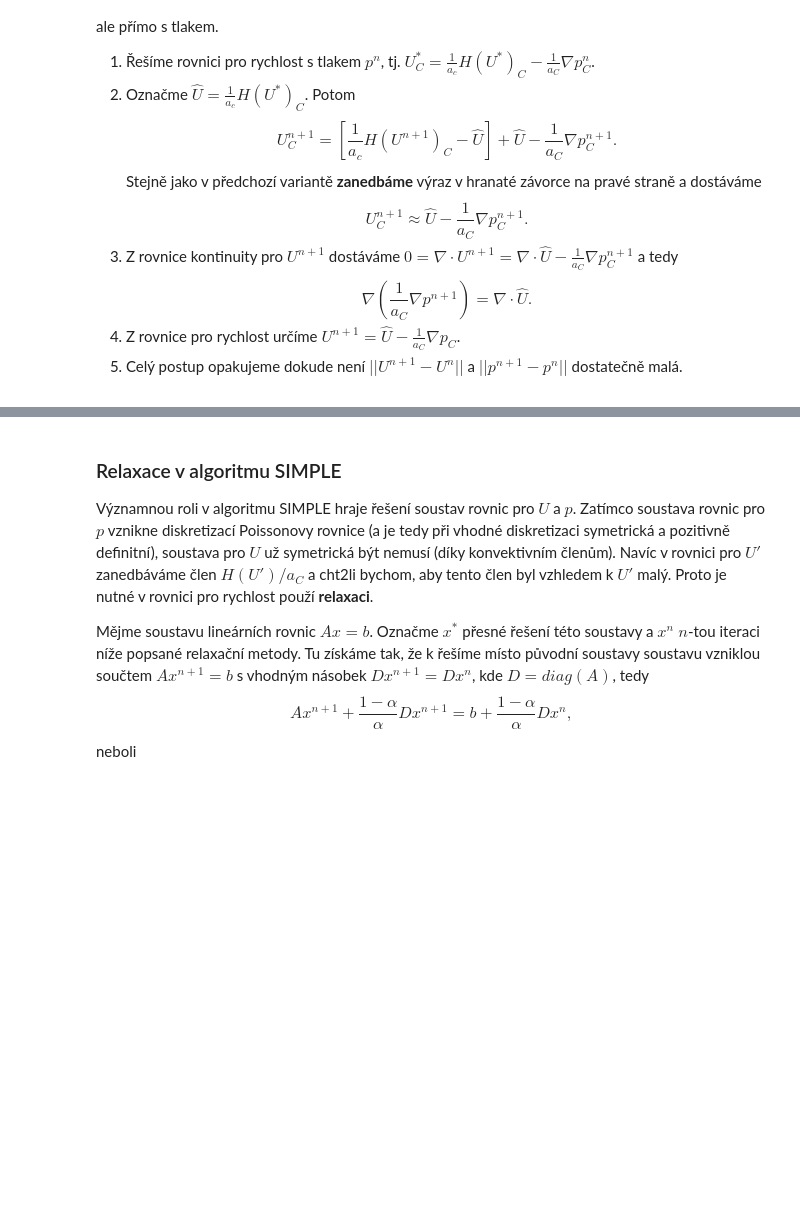
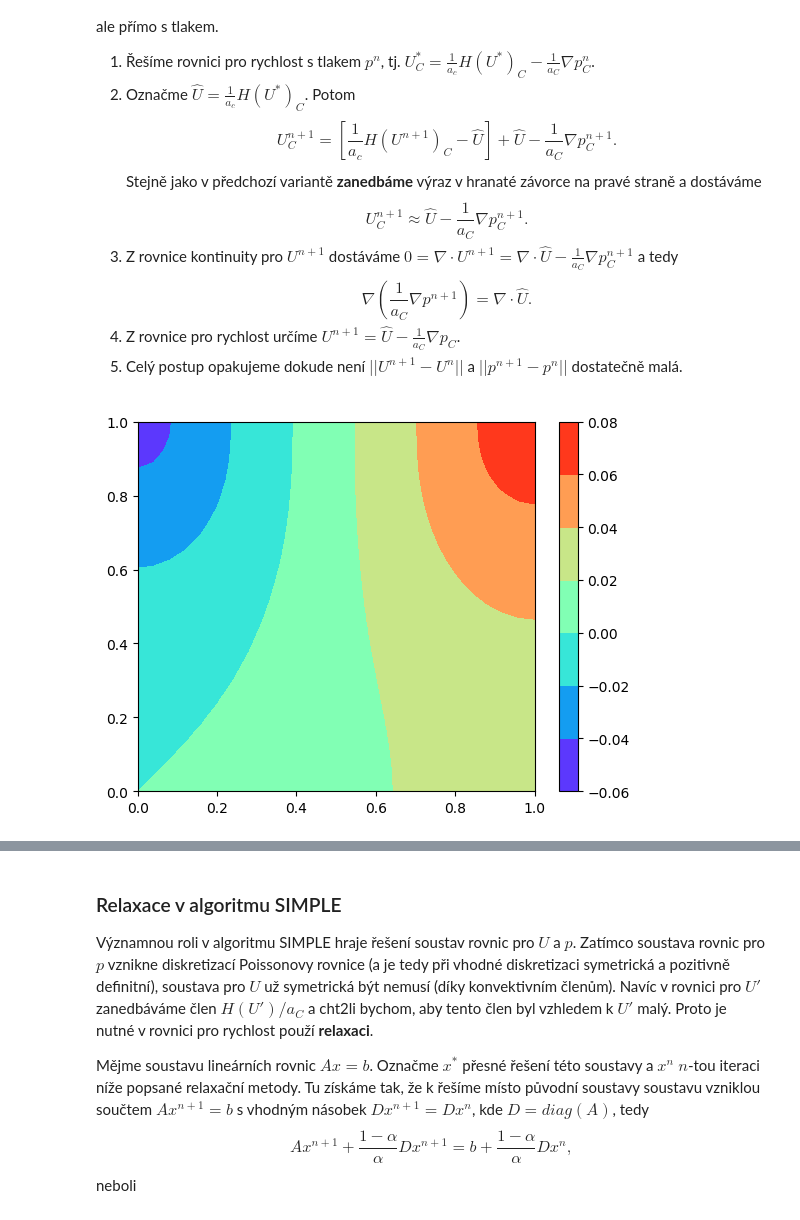
Before and after one commit to furstj/NSP, a Jupyter notebook: lessons/03_stokes.ipynb, the cells around one changed output, grey strips where cells are left out. Drawn from its saved outputs; the diff is of its cells as text; code cells hidden in the pictures; blank space fills up the shorter version.

```diff
--- a/lessons/03_stokes.ipynb
+++ b/lessons/03_stokes.ipynb
@@ -220,3 +222,7 @@ contourf(pp'); colorbar();
+# %%
+plot_contourf(p; cmap=ColorMap("rainbow")); colorbar();
+# %% [output]
+[figure, added]
 # %%
 U ← Ubar - ra .* ∇(p);
 # %%
```
Also changed, not shown: parts of 11 cells of this notebook, 5 other files.
